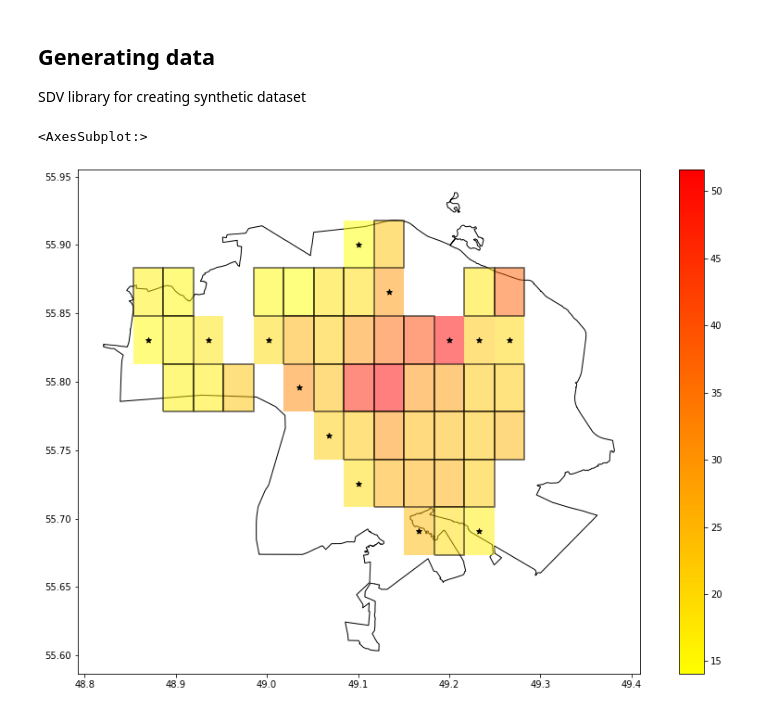
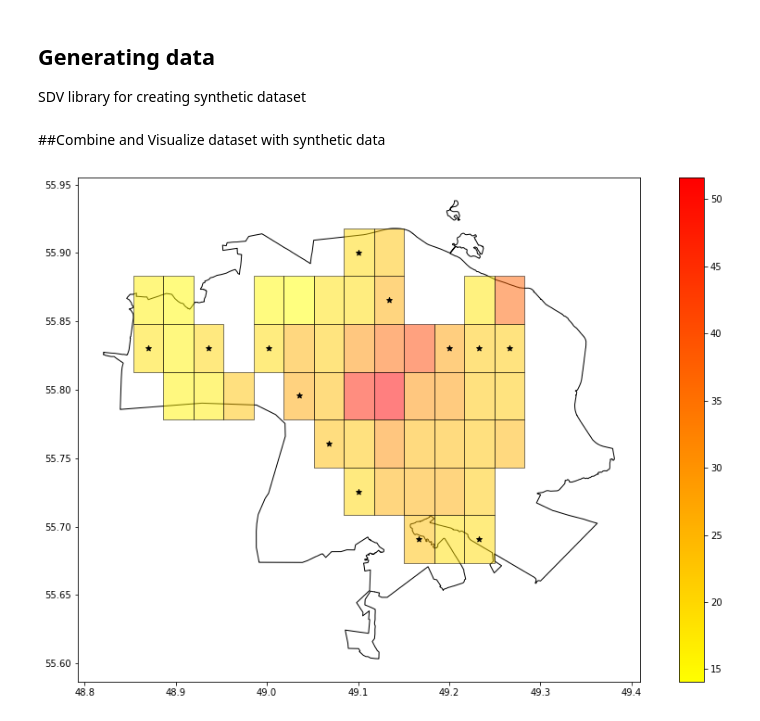
Before and after one commit to siva4iov/FlatsPrice_DS_Proj, a Jupyter notebook: Predictions_Visualization.ipynb, the cells around one changed output. Drawn from its saved outputs; the diff is of its cells as text; code cells hidden in the pictures.

```diff
--- a/Predictions_Visualization.ipynb
+++ b/Predictions_Visualization.ipynb
@@ -139,10 +137,10 @@ def mean_for_polygon(df, points, polygons):
       mean_for_poly.append(means)
     return mean_for_poly
 # %%
-grid_bounds = grid_bounds(geom, 0.03).flatten()
+gr_bounds = grid_bounds(geom, 0.03).flatten()
 
 points = get_points(df)
-polys = get_polys(gpd.GeoSeries(grid_bounds).boundary)
+polys = get_polys(gpd.GeoSeries(gr_bounds).boundary)
 # I will use size of polygon for generating new data
 coords = np.array(list(polys[0].boundary.coords))
 poly_width = coords[:,0].max() - coords[:,0].min()
@@ -237,7 +240,6 @@ def generate_new_data():
   means = []
   poly_w, poly_h = int(poly_width*10e4), int(poly_height*10e4)
   rows, cols = mean_prices.shape
-
   for i in range(rows):
     for k in range(cols):
 
@@ -265,7 +267,7 @@ def generate_new_data():
         df_rows = []
         for n in neighs:
           df_rows += [value[1] for value in points if n.contains(value[0])]
-        if len(df_rows) < 5: # not enough exmaple rows
+        if len(df_rows) < 5: # not enough example rows
           continue
         df_sample = df.loc[df_rows].drop(columns=["latitude", "longitude", "Price", 'location', 'coord'])
 
@@ -273,39 +275,50 @@ def generate_new_data():
         model.fit(df_sample)
 
         generated_df = model.sample(30)
-        c_lon, c_lat = list(grid[i, k].centroid.coords)[0]
+        c_lon, c_lat = list(grid[i, k].centroid.coords)[0] # coordinates from centroid of "box"
 
-        latitude = [c_lat + (randint(-poly_h, poly_h)/10e4) for _ in range(30)]
-        longitude = [c_lon + (randint(-poly_w, poly_w)/10e4) for _ in range(30)]
+        # random coordinates inside new "box" using centroid coords
+        latitude = [c_lat + (randint(int(-poly_h/2), int(poly_h/2))/10e4) for _ in range(30)]
+        longitude = [c_lon + (randint(int(-poly_w/2), int(poly_w/2))/10e4) for _ in range(30)]
         lat_n_lon = np.array([latitude, longitude]).T
+
 
         distances = calc_distances(lat_n_lon)
 
         generated_df = pd.concat([generated_df, distances], axis=1)
-        generated_df.loc[:, "1st_floor"] = (df['Floor'] == 1).astype(np.int8) # feature for predictions
-        generated_df["Price"] = make_predictions(generated_df) # predictions
+
+        # Also creating a 1st_floor feature like in our dataset
+        generated_df.loc[:, "1st_floor"] = (df['Floor'] == 1).astype(np.int8)
+
+        # Generating predictions
+        generated_df["Price"] = make_predictions(generated_df)
 
         polys.append(grid[i, k])
         means.append(generated_df["Price"].mean())
+
 
   polys = np.array(polys)
   means = np.array(means, dtype=np.float64)
 
   data = np.array([polys, means]).T
   gen_gdf = gpd.GeoDataFrame(data, columns=["geometry", 'mean_price'])
-  gen_gdf.loc[:, 'mean_price'] = gen_gdf["mean_price"].astype(np.float64)
+  gen_gdf.loc[:, 'mean_price'] = (gen_gdf["mean_price"]/1000).astype(np.float64)
   return gen_gdf
 
 
 gen_gdf = generate_new_data()
+
+# markers which will display generated boxes
 markers = gen_gdf.copy()
 markers["geometry"] = list(map(lambda x: x.centroid, markers["geometry"]))
+# %% [markdown]
+##Combine and Visualize dataset with synthetic data
 # %%
 fig, ax = plt.subplots(figsize=(15, 10))
 layer.plot(ax = ax, color='white', edgecolor='black', aspect=1.5)
-gen_gdf.plot(ax=ax, alpha=0.5, column='mean_price', cmap="autumn_r", aspect=1.5)
-gdf_p.plot(ax=ax, alpha=0.5, column='mean_price', legend=True, edgecolor="black",linewidth=2, cmap="autumn_r", aspect=1.5)
+t_gdf = pd.concat([gdf_p, gen_gdf], axis=0)
+t_gdf.plot(ax=ax, alpha=0.5, column='mean_price', legend=True, edgecolor="black", cmap="autumn_r", aspect=1.5)
 markers.plot(ax=ax, marker="*", c="black", aspect=1.5)
+pass
 # %% [output]
-<AxesSubplot:>
-[figure, old version]
+[figure, new version]
```
Also changed, not shown: parts of 19 cells of this notebook.
